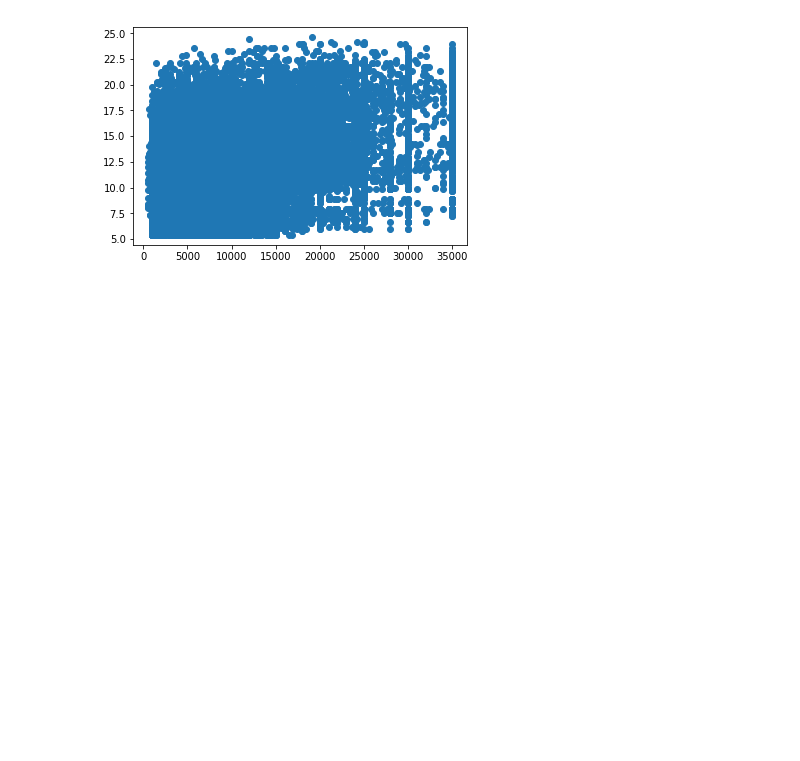
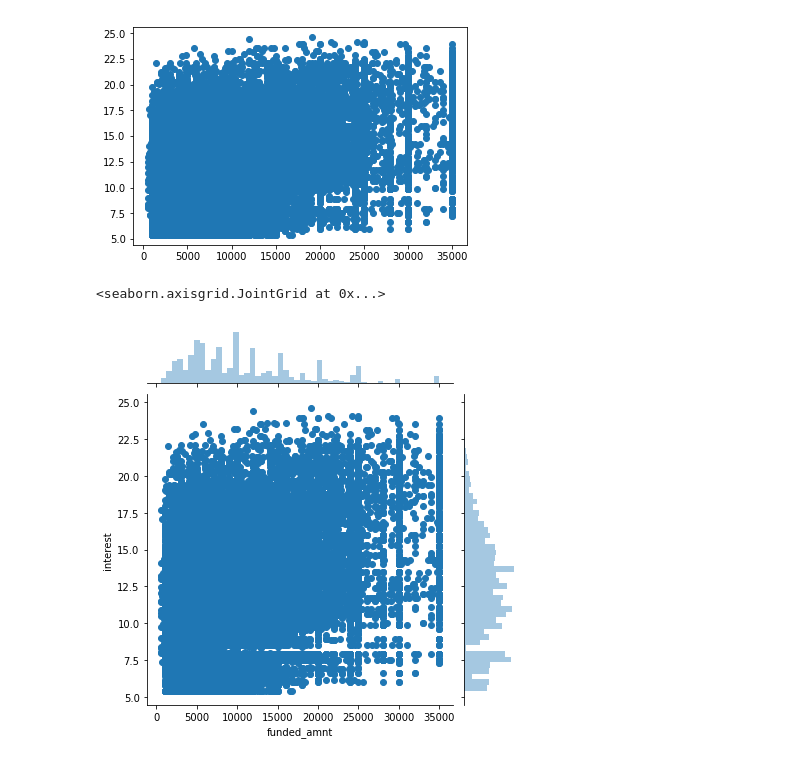
Before and after one commit to j-tian/Springboard, a Jupyter notebook: capstone_one.ipynb, the cells around one changed output. Drawn from its saved outputs; the diff is of its cells as text; code cells hidden in the pictures; blank space fills up the shorter version.

```diff
--- a/capstone_one.ipynb
+++ b/capstone_one.ipynb
@@ -250,3 +250,8 @@ plt.scatter(amount,interest)
 # %% [output]
 <matplotlib.collections.PathCollection at 0x...>
 [figure]
+# %%
+sns.jointplot(x=amount, y=interest, data=df)
+# %% [output]
+<seaborn.axisgrid.JointGrid at 0x...>
+[figure, added]
```
Also changed, not shown: parts of 1 cell of this notebook.
